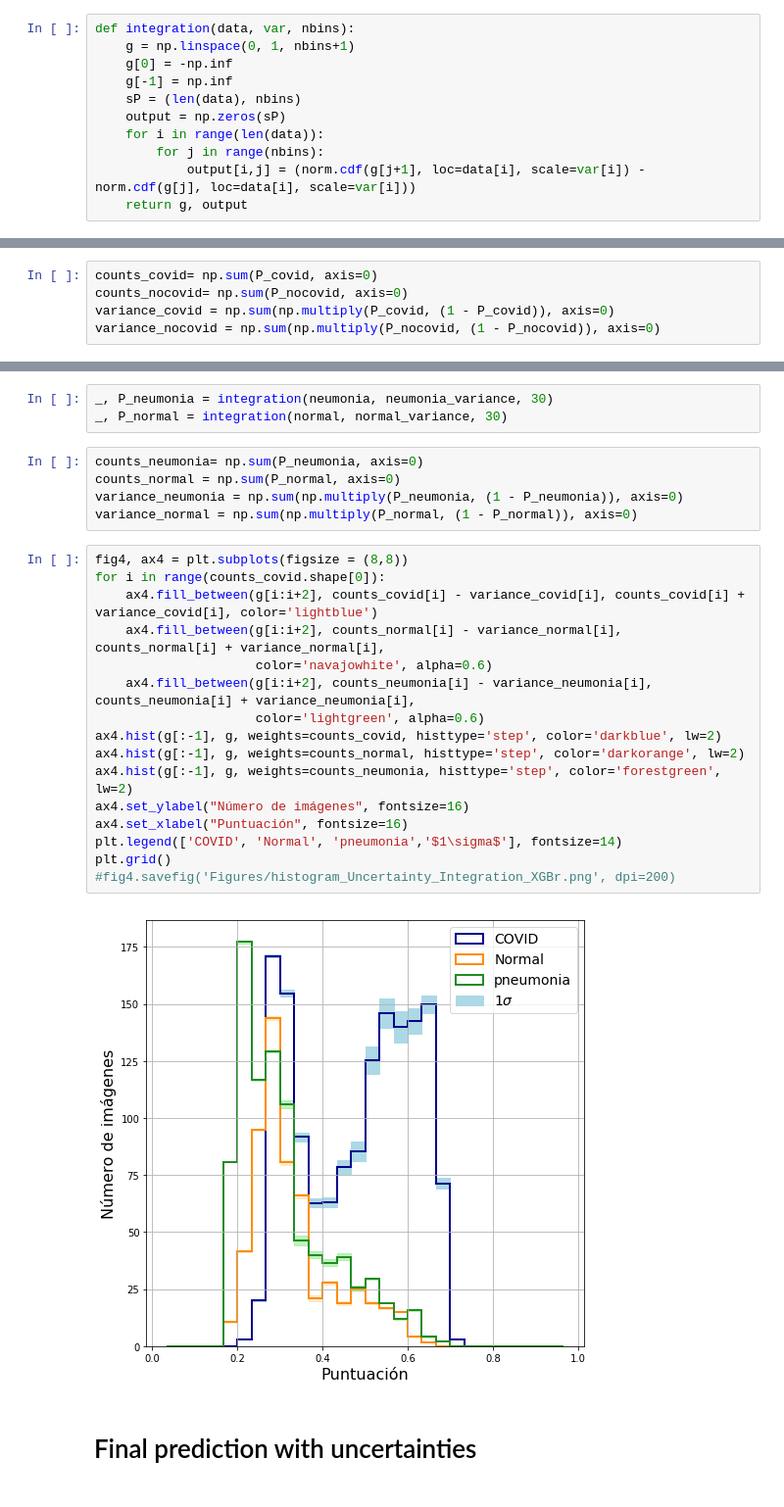
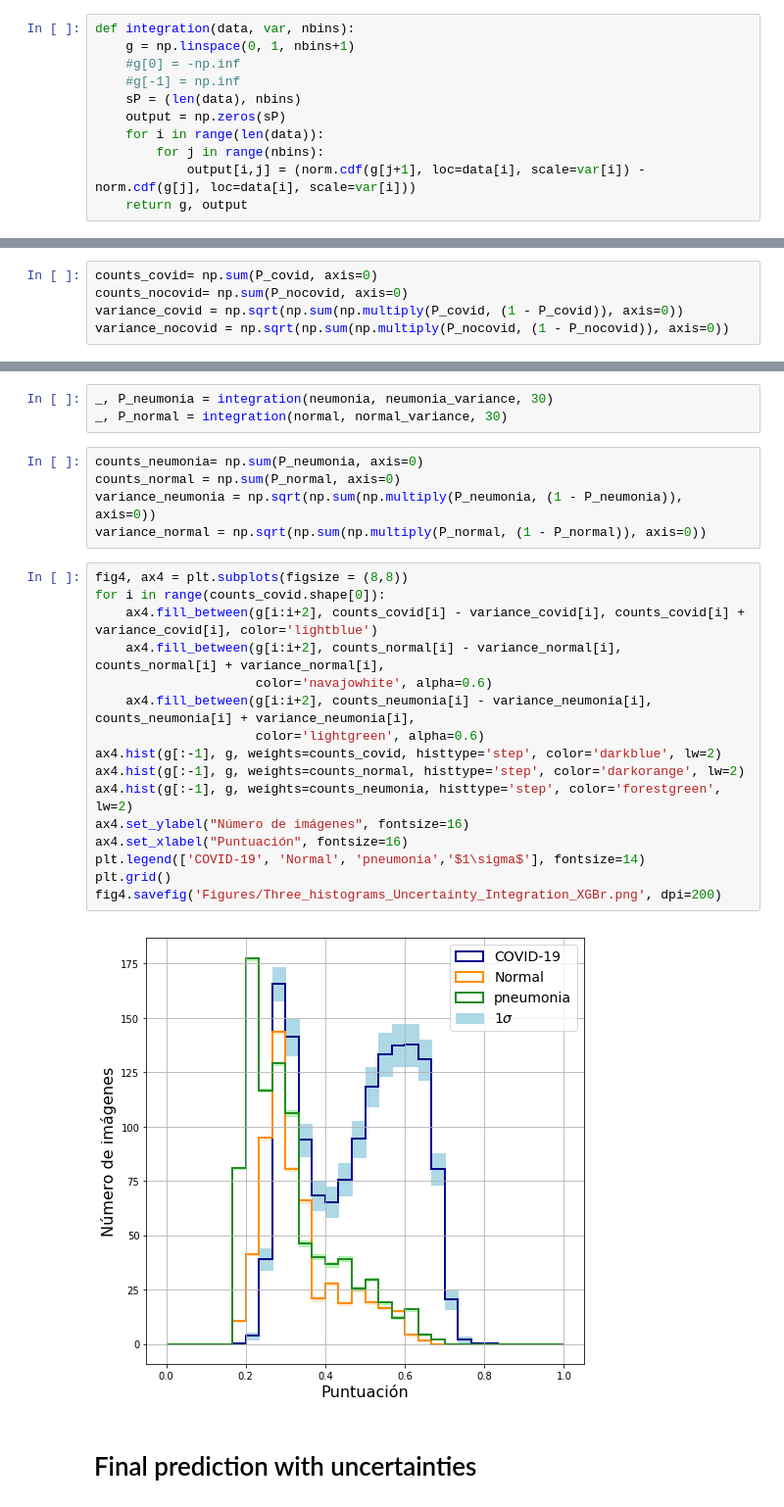
Before and after one commit to TsspGit/CodVid19_CIEMAT, a Jupyter notebook: Uncertainty_XGBoost_Analysis.ipynb, the cells around one changed output, grey strips where cells are left out. Shown: that part at 98% size. Cells and saved outputs as stored; diff of their text form.

```diff
--- a/Uncertainty_XGBoost_Analysis.ipynb
+++ b/Uncertainty_XGBoost_Analysis.ipynb
@@ -157,8 +157,8 @@ plt.show()
 # %%
 def integration(data, var, nbins):
     g = np.linspace(0, 1, nbins+1)
-    g[0] = -np.inf
-    g[-1] = np.inf
+    #g[0] = -np.inf
+    #g[-1] = np.inf
     sP = (len(data), nbins)
     output = np.zeros(sP)
     for i in range(len(data)):
@@ -171,8 +171,8 @@ _, P_nocovid = integration(nocovid, nocovid_variance, 30)
 # %%
 counts_covid= np.sum(P_covid, axis=0)
 counts_nocovid= np.sum(P_nocovid, axis=0)
-variance_covid = np.sum(np.multiply(P_covid, (1 - P_covid)), axis=0)
-variance_nocovid = np.sum(np.multiply(P_nocovid, (1 - P_nocovid)), axis=0)
+variance_covid = np.sqrt(np.sum(np.multiply(P_covid, (1 - P_covid)), axis=0))
+variance_nocovid = np.sqrt(np.sum(np.multiply(P_nocovid, (1 - P_nocovid)), axis=0))
 # %%
 fig4, ax4 = plt.subplots(figsize = (8,8))
 for i in range(counts_covid.shape[0]):
@@ -207,26 +207,26 @@ _, P_normal = integration(normal, normal_variance, 30)
 # %%
 counts_neumonia= np.sum(P_neumonia, axis=0)
 counts_normal = np.sum(P_normal, axis=0)
-variance_neumonia = np.sum(np.multiply(P_neumonia, (1 - P_neumonia)), axis=0)
-variance_normal = np.sum(np.multiply(P_normal, (1 - P_normal)), axis=0)
+variance_neumonia = np.sqrt(np.sum(np.multiply(P_neumonia, (1 - P_neumonia)), axis=0))
+variance_normal = np.sqrt(np.sum(np.multiply(P_normal, (1 - P_normal)), axis=0))
 # %%
 fig4, ax4 = plt.subplots(figsize = (8,8))
 for i in range(counts_covid.shape[0]):
     ax4.fill_between(g[i:i+2], counts_covid[i] - variance_covid[i], counts_covid[i] + variance_covid[i], color='lightblue')
     ax4.fill_between(g[i:i+2], counts_normal[i] - variance_normal[i], counts_normal[i] + variance_normal[i],
                      color='navajowhite', alpha=0.6)
     ax4.fill_between(g[i:i+2], counts_neumonia[i] - variance_neumonia[i], counts_neumonia[i] + variance_neumonia[i],
                      color='lightgreen', alpha=0.6)
 ax4.hist(g[:-1], g, weights=counts_covid, histtype='step', color='darkblue', lw=2)
 ax4.hist(g[:-1], g, weights=counts_normal, histtype='step', color='darkorange', lw=2)
 ax4.hist(g[:-1], g, weights=counts_neumonia, histtype='step', color='forestgreen', lw=2)
 ax4.set_ylabel("Número de imágenes", fontsize=16)
 ax4.set_xlabel("Puntuación", fontsize=16)
-plt.legend(['COVID', 'Normal', 'pneumonia','$1\sigma$'], fontsize=14)
+plt.legend(['COVID-19', 'Normal', 'pneumonia','$1\sigma$'], fontsize=14)
 plt.grid()
-#fig4.savefig('Figures/histogram_Uncertainty_Integration_XGBr.png', dpi=200)
+fig4.savefig('Figures/Three_histograms_Uncertainty_Integration_XGBr.png', dpi=200)
 # %% [output]
-[figure, old version]
+[figure, new version]
 # %% [markdown]
 # Final prediction with uncertainties
 # %%
```
Also changed, not shown: parts of 1 cell of this notebook, 2 other files.
